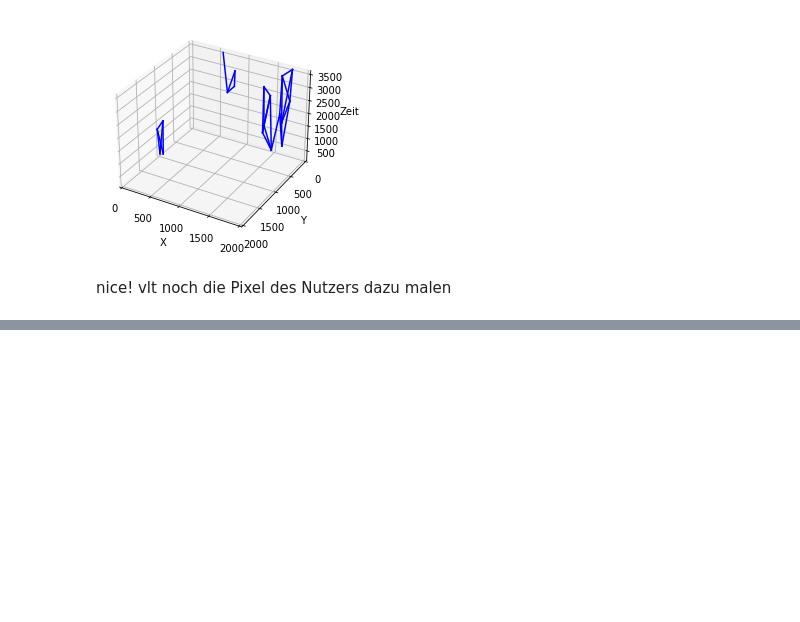
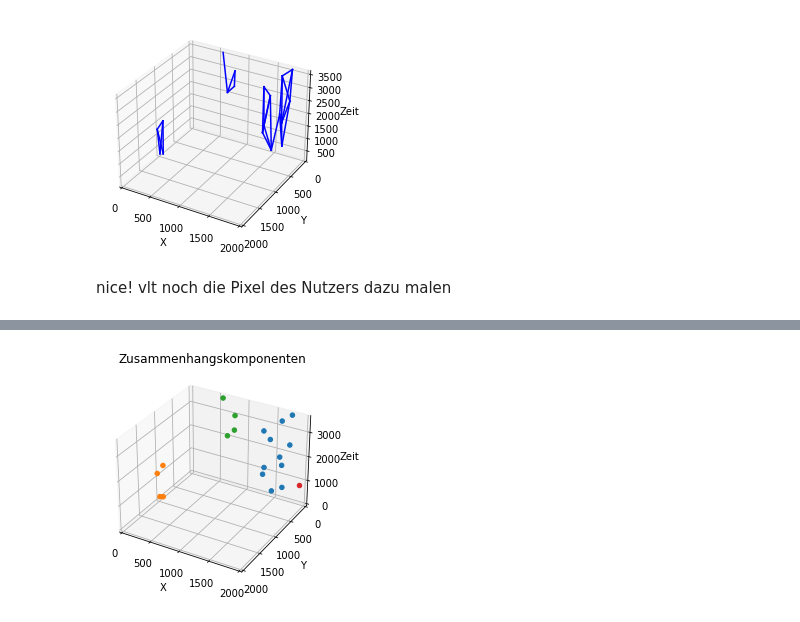
Before and after one commit to biervertrieb/placegroups, a Jupyter notebook: notebooks/0.1-heuer-pixelklassen.ipynb, the cells around one changed output, grey strips where cells are left out. Cells and saved outputs as stored; diff of their text form; code cells hidden in the pictures; blank space fills up the shorter version.

Commit message:
Science! Pixelklassen erfolgreich bestimmt

```diff
--- a/notebooks/0.1-heuer-pixelklassen.ipynb
+++ b/notebooks/0.1-heuer-pixelklassen.ipynb
@@ -152,0 +227,5 @@ NameError: name 'new_xyt_plot' is not defined
+# %%
+from graphframes import *
+# na dann los gehts
+
+g = GraphFrame(vertexFrame,edgeFrame)
@@ -152,0 +240,2 @@ NameError: name 'new_xyt_plot' is not defined
+# %%
+result = g.connectedComponents()
@@ -152,0 +258,3 @@ NameError: name 'new_xyt_plot' is not defined
+# %%
+from src.features.feature_functions import group_dataframe_by_columns
+component_pixellist_frame = group_dataframe_by_columns(result,['user_id','component'])
@@ -152,0 +273,24 @@ NameError: name 'new_xyt_plot' is not defined
+# %%
+datarows = component_pixellist_frame.collect()
+pixellistlist = []
+
+for row in datarows:
+    xs = row['collect_list(x)']
+    ys = row['collect_list(y)']
+    ts = row['collect_list(t)']
+    pixellistlist.append([xs,ys,ts])
+# %%
+from src.visualization.visuialization_functions import plot_list_of_pixellist
+
+subplot = new_xyt_plot()
+subplot = plot_list_of_pixellist(pixellistlist,subplot=subplot,finish=False)
+
+subplot.set_title('Zusammenhangskomponenten')
+subplot.set_ylim([2001,0])
+subplot.set_xlim([0,2001])
+subplot.set_zlim([0,3601])
+
+plt.savefig('pixelklassen.png',dpi=300)
+plt.show()
+# %% [output]
+[figure, added]
```
Also changed, not shown: parts of 24 cells of this notebook.
